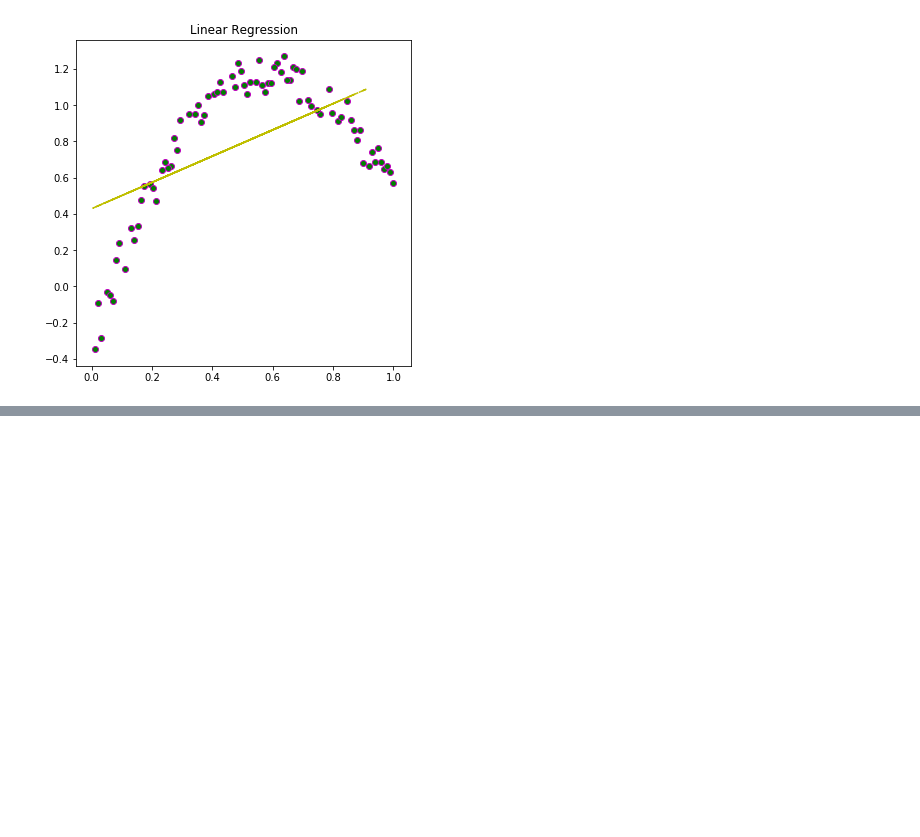
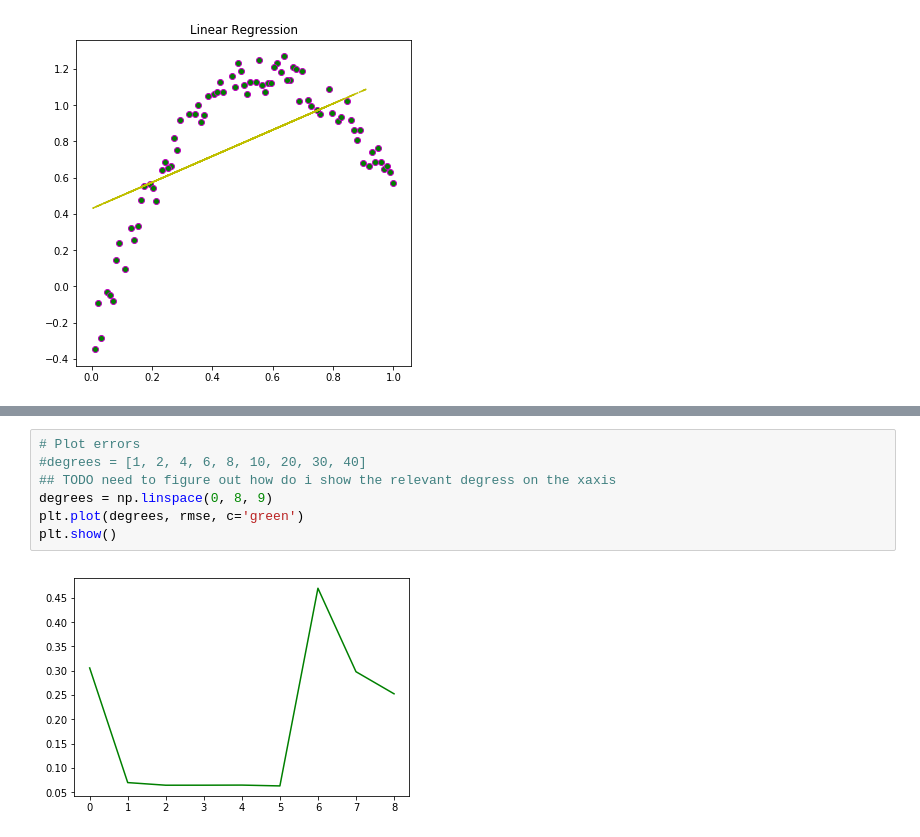
Before and after one commit to vipulpopat/MSCAI_Sem1_Etivity3, a Jupyter notebook: Etivity3_ID18195121_LinearRegression.ipynb, the cells around one changed output, grey strips where cells are left out. Saved outputs shown, nothing was run; the diff lists cells and outputs as text; blank space fills up the shorter version.

```diff
--- a/Etivity3_ID18195121_LinearRegression.ipynb
+++ b/Etivity3_ID18195121_LinearRegression.ipynb
@@ -225,0 +243,9 @@ plt.show()
+# %%
+# Plot errors
+#degrees = [1, 2, 4, 6, 8, 10, 20, 30, 40]
+## TODO need to figure out how do i show the relevant degress on the xaxis
+degrees = np.linspace(0, 8, 9)
+plt.plot(degrees, rmse, c='green')
+plt.show()
+# %% [output]
+[figure, added]
```
Also changed, not shown: parts of 2 cells of this notebook.
